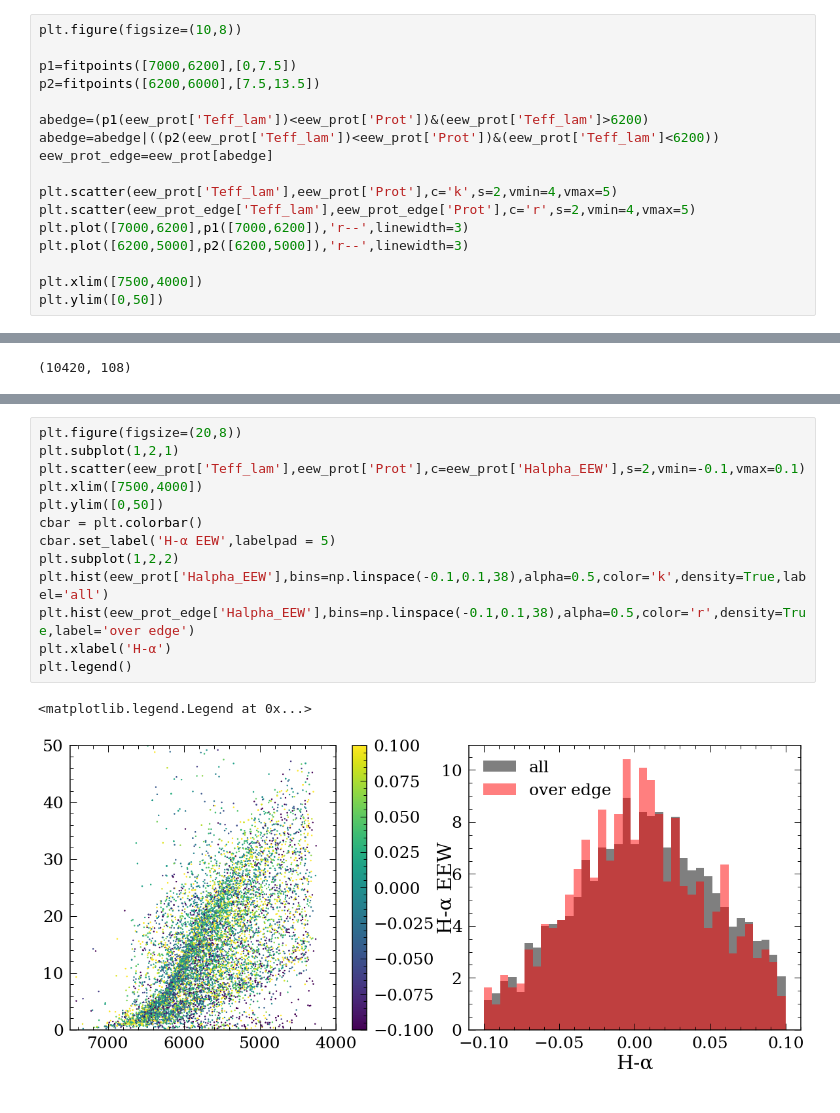
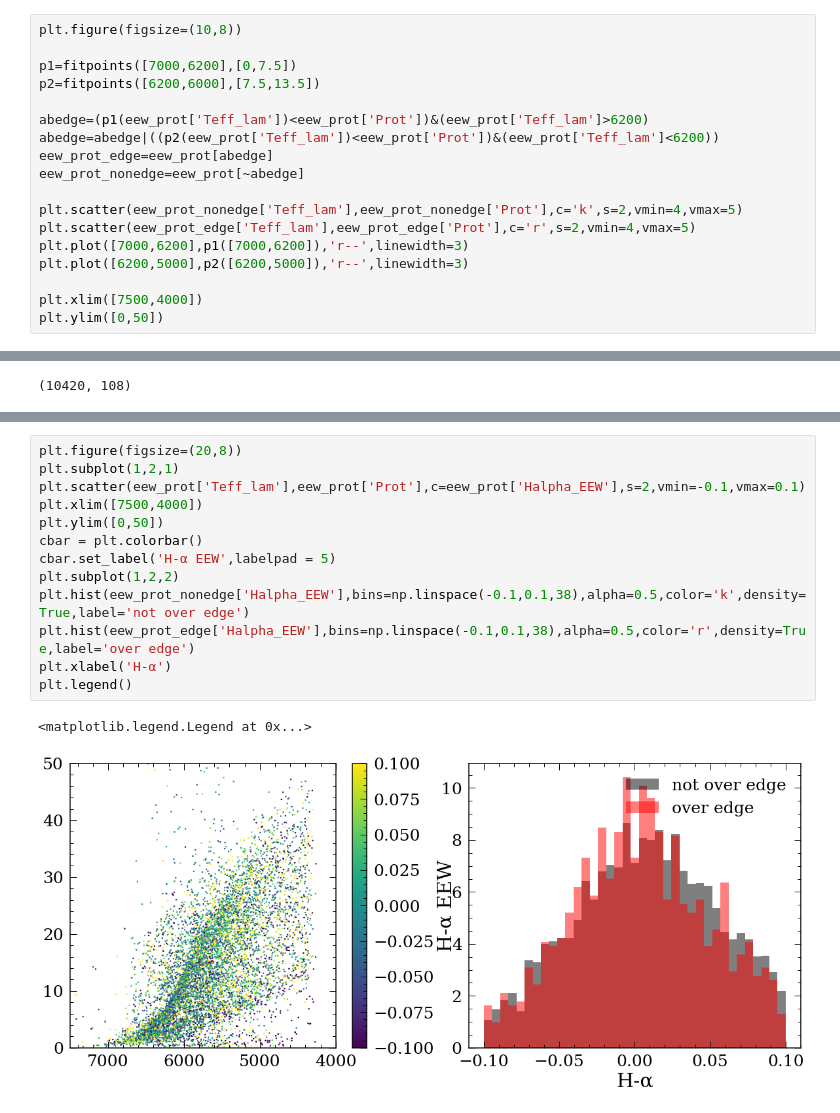
Before and after one commit to lyx12311/Ageinvest, a Jupyter notebook: Rotation.ipynb, the cells around one changed output, grey strips where cells are left out. Cells and saved outputs as stored; diff of their text form.

Commit message:
seperated stars over the edge and not

```diff
--- a/Rotation.ipynb
+++ b/Rotation.ipynb
@@ -100,8 +100,9 @@ p2=fitpoints([6200,6000],[7.5,13.5])
 abedge=(p1(eew_prot['Teff_lam'])<eew_prot['Prot'])&(eew_prot['Teff_lam']>6200)
 abedge=abedge|((p2(eew_prot['Teff_lam'])<eew_prot['Prot'])&(eew_prot['Teff_lam']<6200))
 eew_prot_edge=eew_prot[abedge]
+eew_prot_nonedge=eew_prot[~abedge]
 
-plt.scatter(eew_prot['Teff_lam'],eew_prot['Prot'],c='k',s=2,vmin=4,vmax=5)
+plt.scatter(eew_prot_nonedge['Teff_lam'],eew_prot_nonedge['Prot'],c='k',s=2,vmin=4,vmax=5)
 plt.scatter(eew_prot_edge['Teff_lam'],eew_prot_edge['Prot'],c='r',s=2,vmin=4,vmax=5)
 plt.plot([7000,6200],p1([7000,6200]),'r--',linewidth=3)
 plt.plot([6200,5000],p2([6200,5000]),'r--',linewidth=3)
@@ -240,19 +241,19 @@ plt.legend()
 # %%
 plt.figure(figsize=(20,8))
 plt.subplot(1,2,1)
 plt.scatter(eew_prot['Teff_lam'],eew_prot['Prot'],c=eew_prot['Halpha_EEW'],s=2,vmin=-0.1,vmax=0.1)
 plt.xlim([7500,4000])
 plt.ylim([0,50])
 cbar = plt.colorbar()
 cbar.set_label('H-α EEW',labelpad = 5)
 plt.subplot(1,2,2)
-plt.hist(eew_prot['Halpha_EEW'],bins=np.linspace(-0.1,0.1,38),alpha=0.5,color='k',density=True,label='all')
+plt.hist(eew_prot_nonedge['Halpha_EEW'],bins=np.linspace(-0.1,0.1,38),alpha=0.5,color='k',density=True,label='not over edge')
 plt.hist(eew_prot_edge['Halpha_EEW'],bins=np.linspace(-0.1,0.1,38),alpha=0.5,color='r',density=True,label='over edge')
 plt.xlabel('H-α')
 plt.legend()
 # %% [output]
 <matplotlib.legend.Legend at 0x...>
-[figure, old version]
+[figure, new version]
 # %%
 plt.figure(figsize=(20,8))
 plt.subplot(1,2,1)
```
Also changed, not shown: parts of 4 cells of this notebook.
